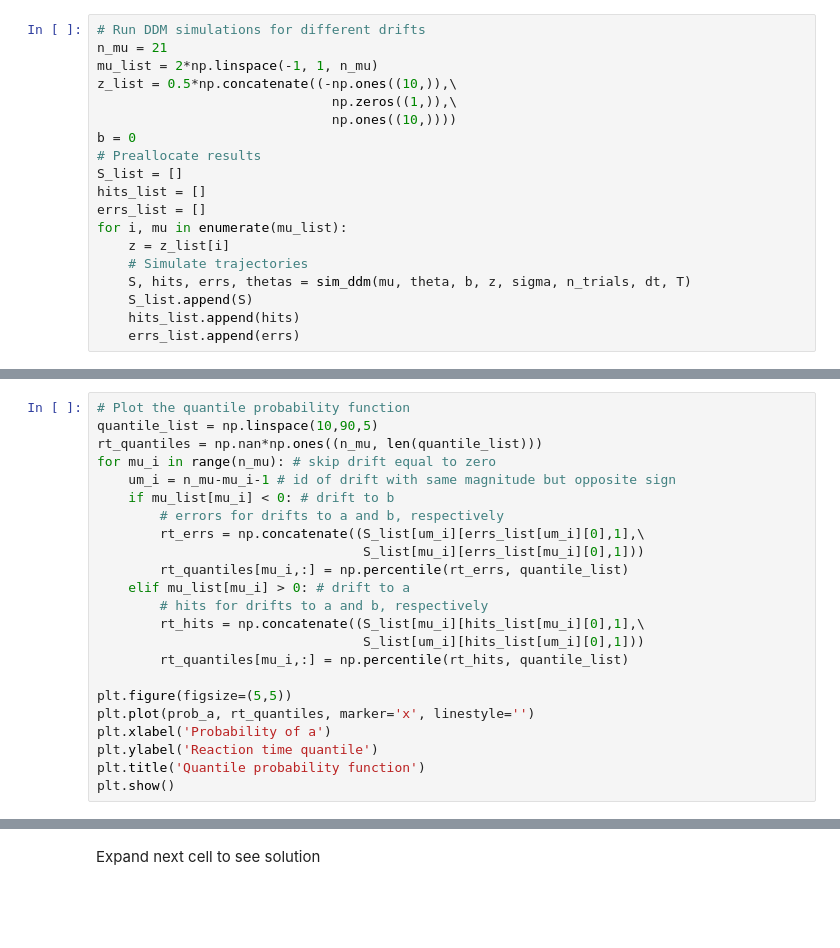
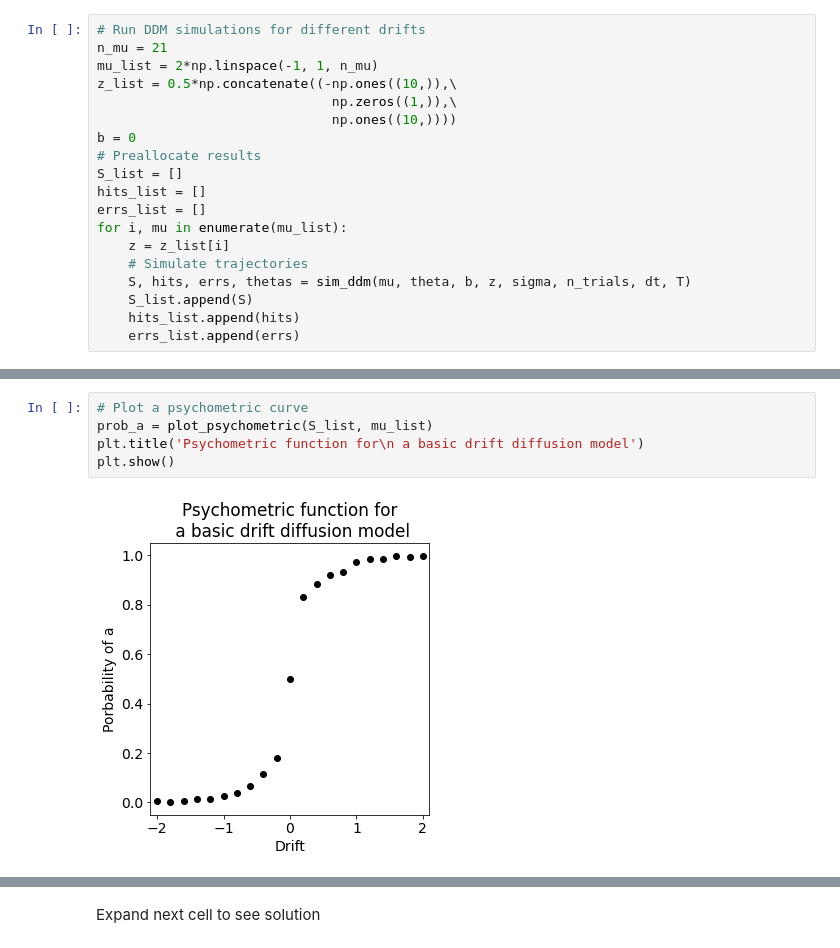
Before and after one commit to I-Pica/indp22-ddm-simulation-project, a Jupyter notebook: code/basic-sim-ddm.ipynb, the cells around one changed output, grey strips where cells are left out. Drawn from its saved outputs; the diff is of its cells as text; blank space fills up the shorter version.

```diff
--- a/code/basic-sim-ddm.ipynb
+++ b/code/basic-sim-ddm.ipynb
@@ -119,23 +169,7 @@ plt.show()
-# %%
-# Plot the quantile probability function
-quantile_list = np.linspace(10,90,5)
-rt_quantiles = np.nan*np.ones((n_mu, len(quantile_list)))
-for mu_i in range(n_mu): # skip drift equal to zero
-    um_i = n_mu-mu_i-1 # id of drift with same magnitude but opposite sign
-    if mu_list[mu_i] < 0: # drift to b
-        # errors for drifts to a and b, respectively
-        rt_errs = np.concatenate((S_list[um_i][errs_list[um_i][0],1],\
-                                  S_list[mu_i][errs_list[mu_i][0],1]))
-        rt_quantiles[mu_i,:] = np.percentile(rt_errs, quantile_list)
-    elif mu_list[mu_i] > 0: # drift to a
-        # hits for drifts to a and b, respectively
-        rt_hits = np.concatenate((S_list[mu_i][hits_list[mu_i][0],1],\
-                                  S_list[um_i][hits_list[um_i][0],1]))
-        rt_quantiles[mu_i,:] = np.percentile(rt_hits, quantile_list)
-
-plt.figure(figsize=(5,5))
-plt.plot(prob_a, rt_quantiles, marker='x', linestyle='')
-plt.xlabel('Probability of a')
-plt.ylabel('Reaction time quantile')
-plt.title('Quantile probability function')
-plt.show()
+# %%
+# Plot a psychometric curve
+prob_a = plot_psychometric(S_list, mu_list)
+plt.title('Psychometric function for\n a basic drift diffusion model')
+plt.show()
+# %% [output]
+[figure, added]
```
Also changed, not shown: parts of 5 cells of this notebook.
